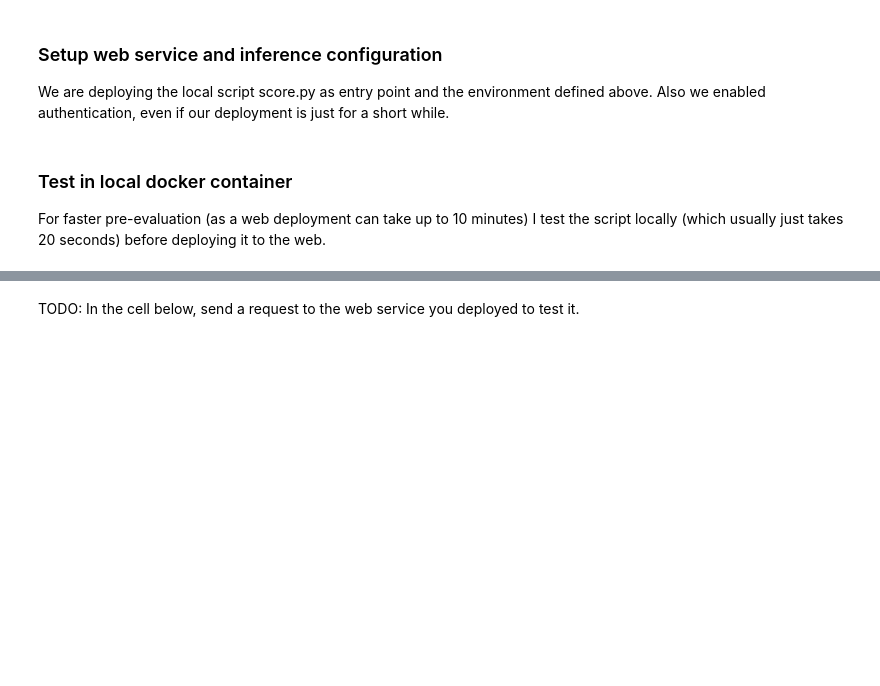
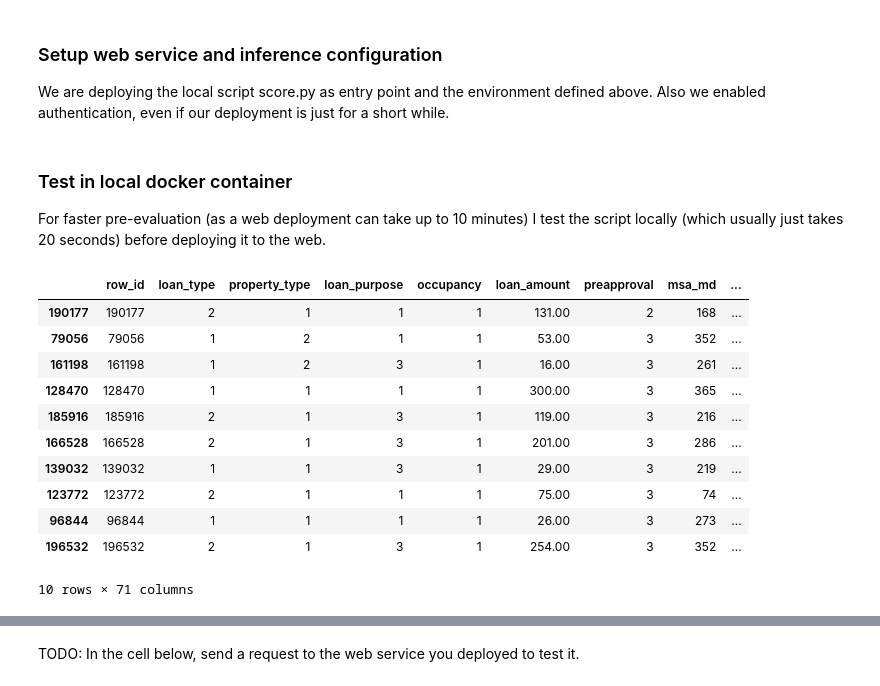
Before and after one commit to Alyxion/Udacity_AzureMLEngineer, a Jupyter notebook: Project_03_Capstone/automl.ipynb, the cells around one changed output, grey strips where cells are left out. Cells and saved outputs as stored; diff of their text form; code cells hidden in the pictures; blank space fills up the shorter version.

```diff
--- a/Project_03_Capstone/automl.ipynb
+++ b/Project_03_Capstone/automl.ipynb
@@ -448,3 +451,18 @@ inference_config = InferenceConfig(entry_script='score.py', environment=myenv)
 ### Test in local docker container
 
 For faster pre-evaluation (as a web deployment can take up to 10 minutes) I test the script locally (which usually just takes 20 seconds) before deploying it to the web.
+# %%
+df_test.head(10)
+# %% [output]
+|  | row_id | loan_type | property_type | loan_purpose | occupancy | loan_amount | preapproval | msa_md | ... |
+| 190177 | 190177 | 2 | 1 | 1 | 1 | 131.00 | 2 | 168 | ... |
+| 79056 | 79056 | 1 | 2 | 1 | 1 | 53.00 | 3 | 352 | ... |
+| 161198 | 161198 | 1 | 2 | 3 | 1 | 16.00 | 3 | 261 | ... |
+| 128470 | 128470 | 1 | 1 | 1 | 1 | 300.00 | 3 | 365 | ... |
+| 185916 | 185916 | 2 | 1 | 3 | 1 | 119.00 | 3 | 216 | ... |
+| 166528 | 166528 | 2 | 1 | 3 | 1 | 201.00 | 3 | 286 | ... |
+| 139032 | 139032 | 1 | 1 | 3 | 1 | 29.00 | 3 | 219 | ... |
+| 123772 | 123772 | 2 | 1 | 1 | 1 | 75.00 | 3 | 74 | ... |
+| 96844 | 96844 | 1 | 1 | 1 | 1 | 26.00 | 3 | 273 | ... |
+| 196532 | 196532 | 2 | 1 | 3 | 1 | 254.00 | 3 | 352 | ... |
+10 rows × 71 columns
```
Also changed, not shown: parts of 22 cells of this notebook, 5 other files.
